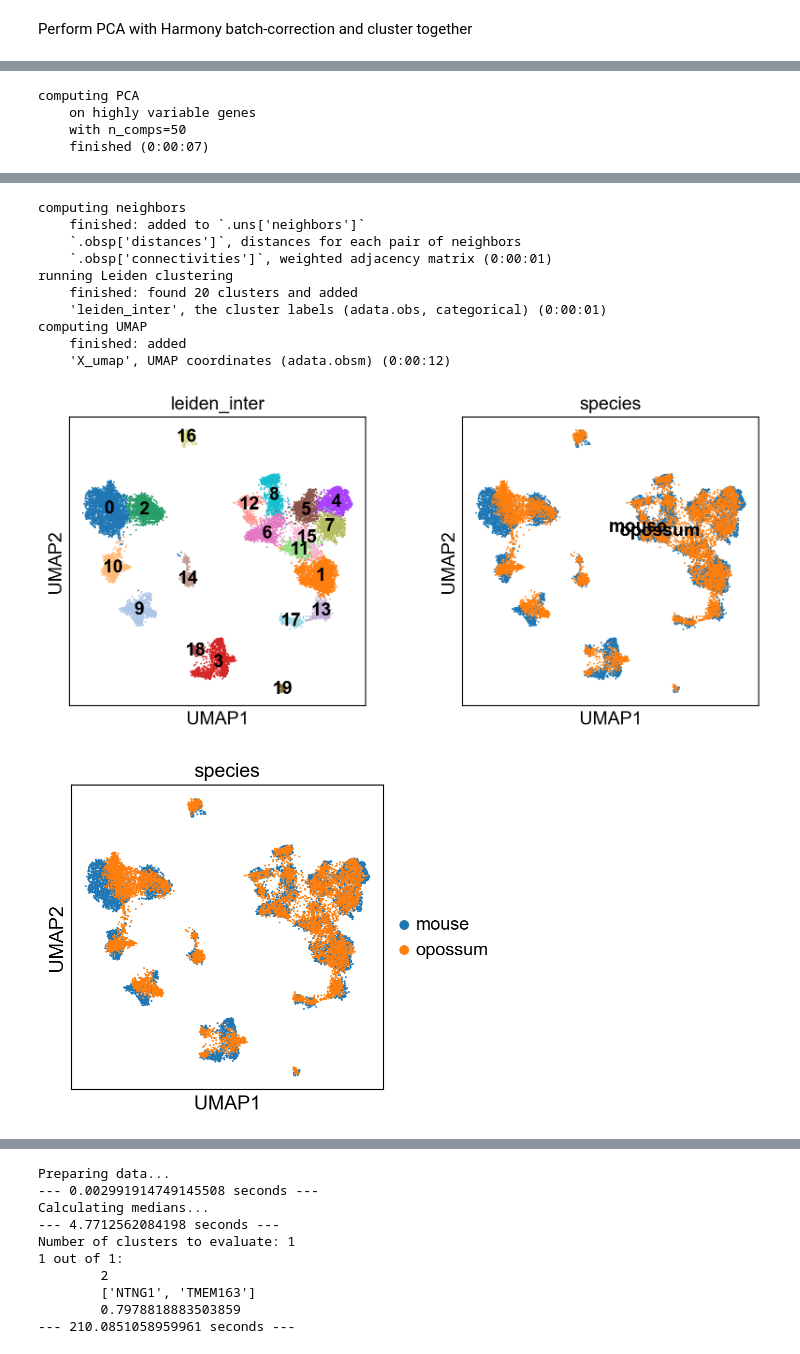
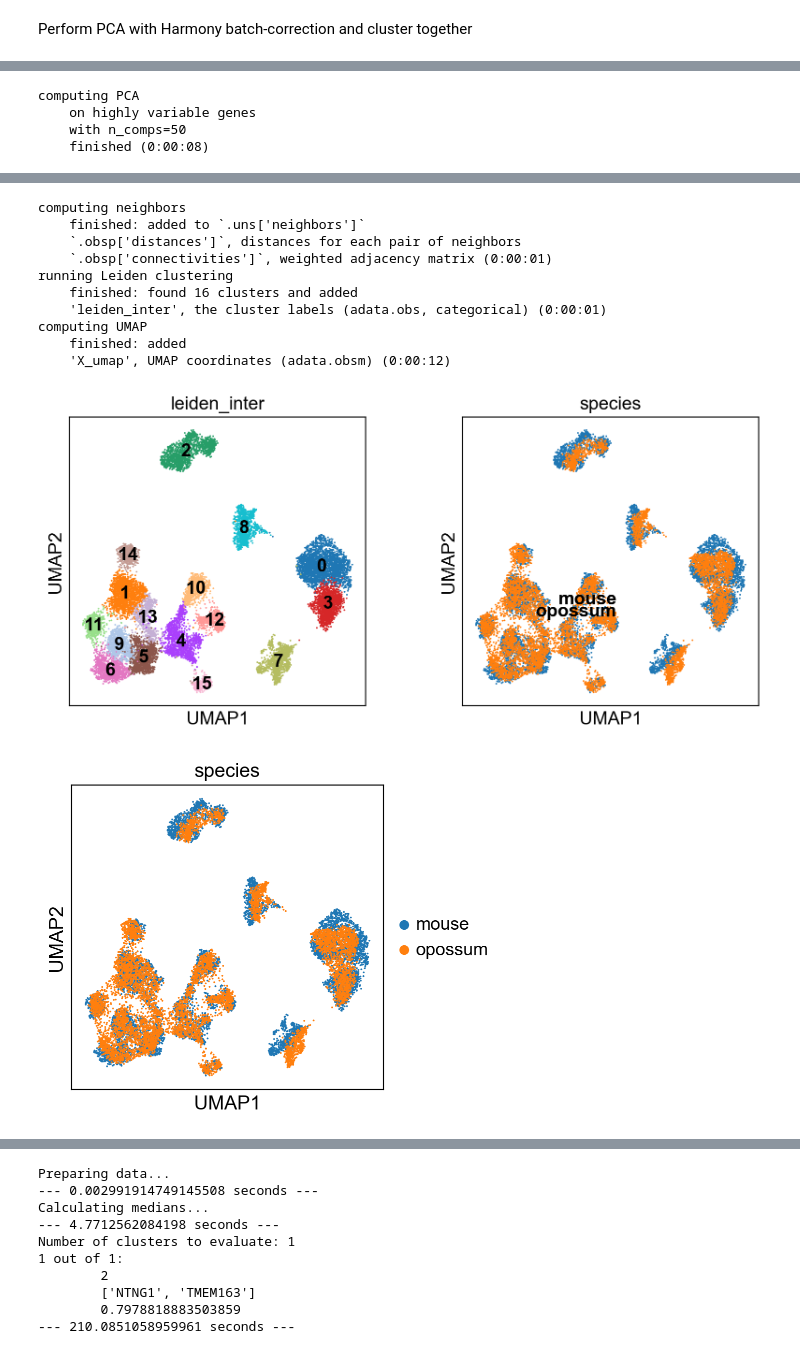
Before and after one commit to ryan-gorzek/trachtenberg-lab, a Jupyter notebook: transcriptomics/M1/integrate_glutamatergic_Mouse_Opossum_M1.ipynb, the cells around one changed output, grey strips where cells are left out. Cells and saved outputs as stored; diff of their text form; code cells hidden in the pictures.

Commit message:
Re-cluster

```diff
--- a/transcriptomics/M1/integrate_glutamatergic_Mouse_Opossum_M1.ipynb
+++ b/transcriptomics/M1/integrate_glutamatergic_Mouse_Opossum_M1.ipynb
@@ -40,6 +40,7 @@ adata_mouse.obs["species"] = ["mouse"] * adata_mouse.shape[0]
 adata_mouse = adata_mouse[adata_mouse.obs["class"] == "glutamatergic", :]
 adata_glut_mouse = sc.read_h5ad(mouse_path + "Mouse_M1_Glut_Clustered.h5ad")
 adata_mouse.obs["leiden_intra"] = adata_glut_mouse.obs["leiden"]
+adata_mouse.obs["subclass"] = adata_glut_mouse.obs["subclass"]
 del adata_glut_mouse
 
 shared_genes = np.loadtxt("E:/Mouse_M1/Mouse_Opossum_Shared_Genes.csv", dtype=str)
@@ -126,6 +125,6 @@ adata.obs
 # %%
 sc.tl.pca(adata, svd_solver="arpack")
-sce.pp.harmony_integrate(adata, ["batch", "species"], theta=[6, 6], max_iter_harmony=20)
+sce.pp.harmony_integrate(adata, ["batch", "species"], theta=[4, 4], max_iter_harmony=20)
 sc.pp.neighbors(adata, n_neighbors=25, use_rep='X_pca_harmony')
 sc.tl.leiden(adata, key_added="leiden_inter")
 sc.tl.umap(adata)
@@ -134,4 +133,4 @@ sc.pl.umap(adata, color=["leiden_inter", "species"], legend_loc="on data")
 computing PCA
     on highly variable genes
     with n_comps=50
-    finished (0:00:07)
+    finished (0:00:08)
@@ -157,18 +156,18 @@ computing PCA
 computing neighbors
     finished: added to `.uns['neighbors']`
     `.obsp['distances']`, distances for each pair of neighbors
     `.obsp['connectivities']`, weighted adjacency matrix (0:00:01)
 running Leiden clustering
-    finished: found 20 clusters and added
+    finished: found 16 clusters and added
     'leiden_inter', the cluster labels (adata.obs, categorical) (0:00:01)
 computing UMAP
     finished: added
     'X_umap', UMAP coordinates (adata.obsm) (0:00:12)
-[figure, old version]
+[figure, new version]
 # %%
 sc.pl.umap(adata, color=["species"])
 # %% [output]
-[figure, old version]
+[figure, new version]
 # %%
 sc.pl.umap(adata[adata.obs["species"]=="mouse", :], color=["leiden_intra"], legend_loc="on data")
 # %% [output]
```
Also changed, not shown: parts of 10 cells of this notebook.
